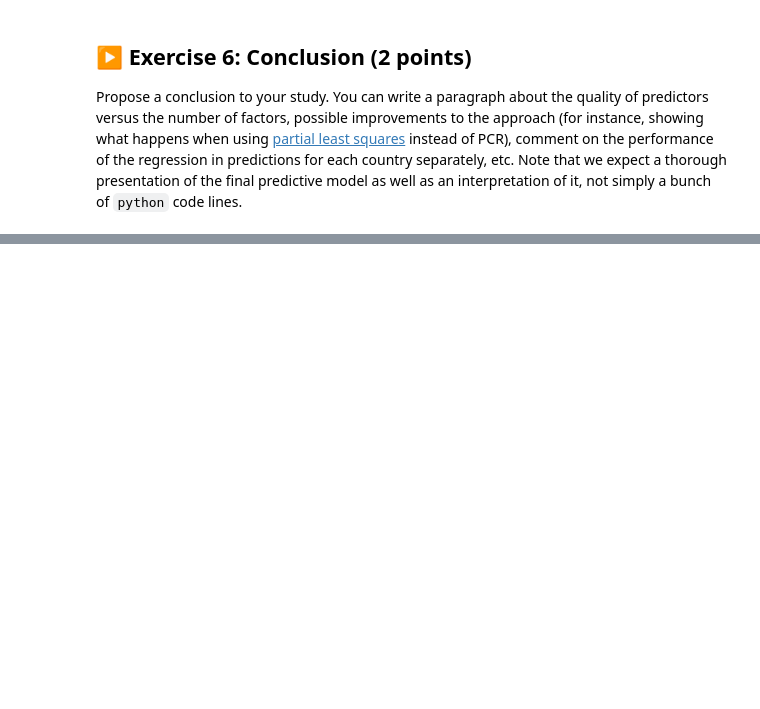
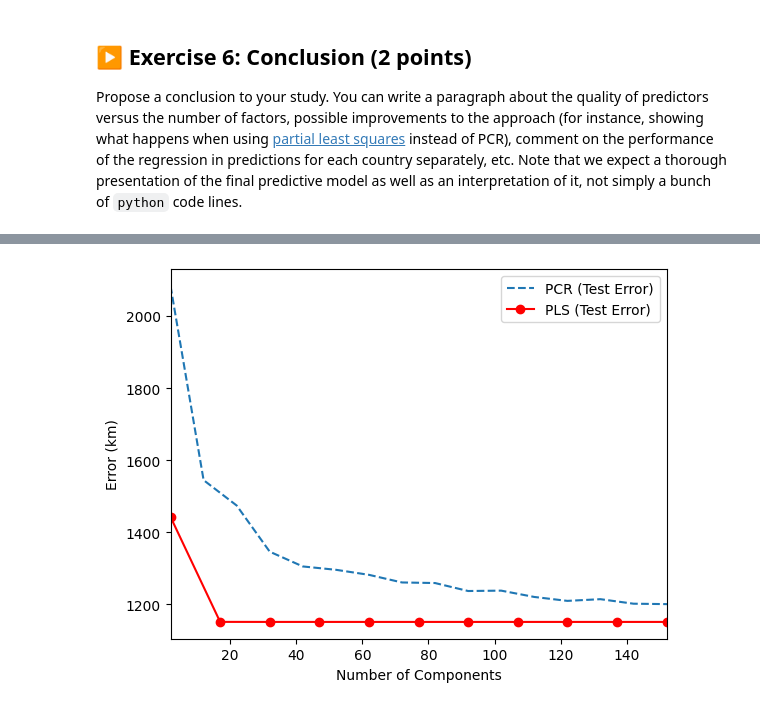
Before and after one commit to martinouks/isla_tp, a Jupyter notebook: TP2/TP2.ipynb, the cells around one changed output, grey strips where cells are left out. Cells and saved outputs as stored; diff of their text form; code cells hidden in the pictures; blank space fills up the shorter version.

```diff
--- a/TP2/TP2.ipynb
+++ b/TP2/TP2.ipynb
@@ -583,0 +581,34 @@ Propose a conclusion to your study. You can write a paragraph about the quality
+# %%
+from sklearn.cross_decomposition import PLSRegression
+
+# We try to use PLS to see if it works better
+n_components_pls = range(2, 160, 15)
+mean_test_errors_pls = []
+
+for n_comp in n_components_pls:
+    pls_model = make_pipeline(StandardScaler(), PLSRegression(n_components=n_comp))
+
+    kf = StratifiedKFold(n_splits=10)
+    test_errors_pls = []
+
+    for train_index, test_index in kf.split(X, tribes):
+        X_train, X_test = X[train_index], X[test_index]
+        y_train, y_test = y_coords[train_index], y_coords[test_index]
+
+        pls_model.fit(X_train, y_train)
+        y_pred_test = pls_model.predict(X_test)
+
+        test_errors_pls.append(np.mean(calc_dist_err(y_test, y_pred_test)))
+
+    mean_test_errors_pls.append(np.mean(test_errors_pls))
+# %%
+# Plot of the difference between PCR and PLS
+plt.plot(n_components, test_errors, label='PCR (Test Error)', linestyle='--')
+plt.plot(n_components_pls, mean_test_errors_pls, label='PLS (Test Error)', color='red', marker='o')
+plt.xlim(min(n_components_pls), max(n_components_pls))
+plt.xlabel('Number of Components')
+plt.ylabel('Error (km)')
+plt.legend()
+plt.show()
+# %% [output]
+[figure, added]
```
Also changed, not shown: parts of 11 cells of this notebook.
